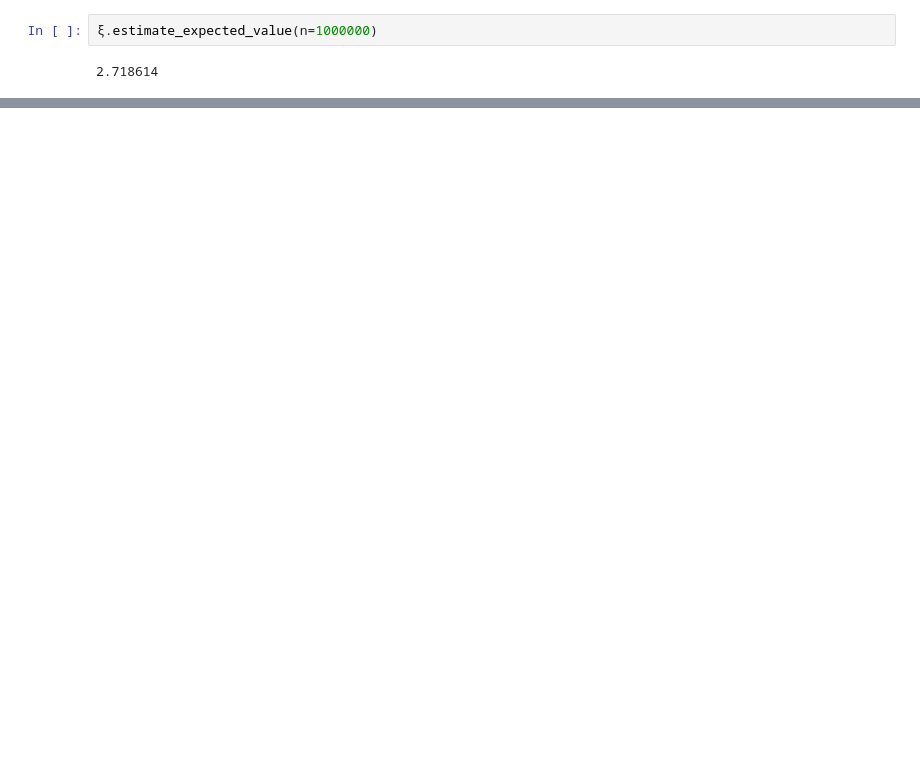
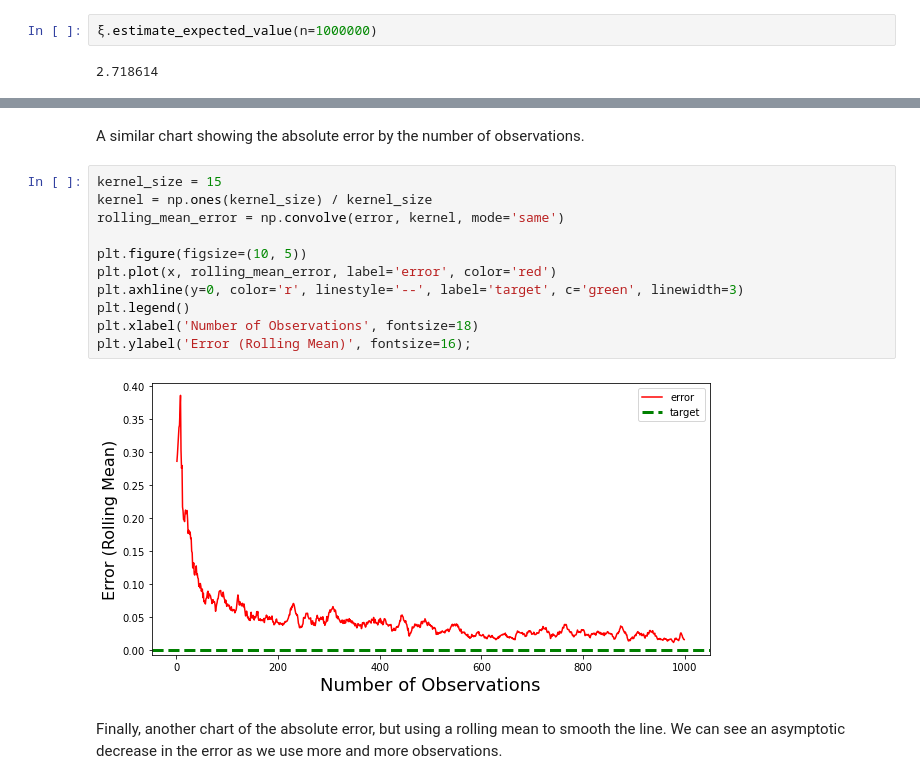
Before and after one commit to jacksonrgwalker/estimating-e, a Jupyter notebook: Estimating e.ipynb, the cells around one changed output, grey strips where cells are left out. Cells and saved outputs as stored; diff of their text form; blank space fills up the shorter version.

```diff
--- a/Estimating e.ipynb
+++ b/Estimating e.ipynb
@@ -79,0 +126,17 @@ plt.axhline(y=0, color='r', linestyle='-')
+# %% [markdown]
+A similar chart showing the absolute error by the number of observations.
+# %%
+kernel_size = 15
+kernel = np.ones(kernel_size) / kernel_size
+rolling_mean_error = np.convolve(error, kernel, mode='same')
+
+plt.figure(figsize=(10, 5))
+plt.plot(x, rolling_mean_error, label='error', color='red')
+plt.axhline(y=0, color='r', linestyle='--', label='target', c='green', linewidth=3)
+plt.legend()
+plt.xlabel('Number of Observations', fontsize=18)
+plt.ylabel('Error (Rolling Mean)', fontsize=16);
+# %% [output]
+[figure, added]
+# %% [markdown]
+Finally, another chart of the absolute error, but using a rolling mean to smooth the line. We can see an asymptotic decrease in the error as we use more and more observations.
```
Also changed, not shown: parts of 15 cells of this notebook, 5 other files.
